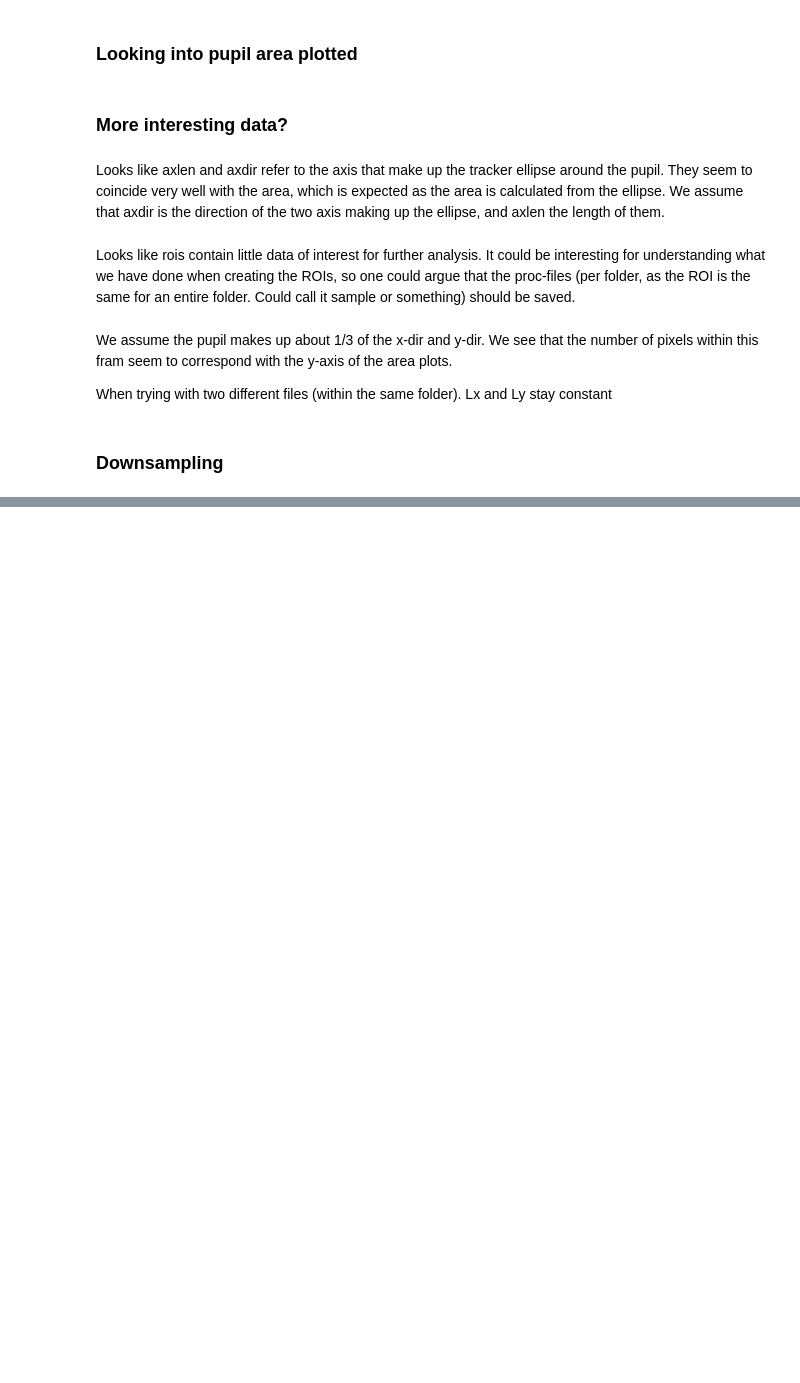
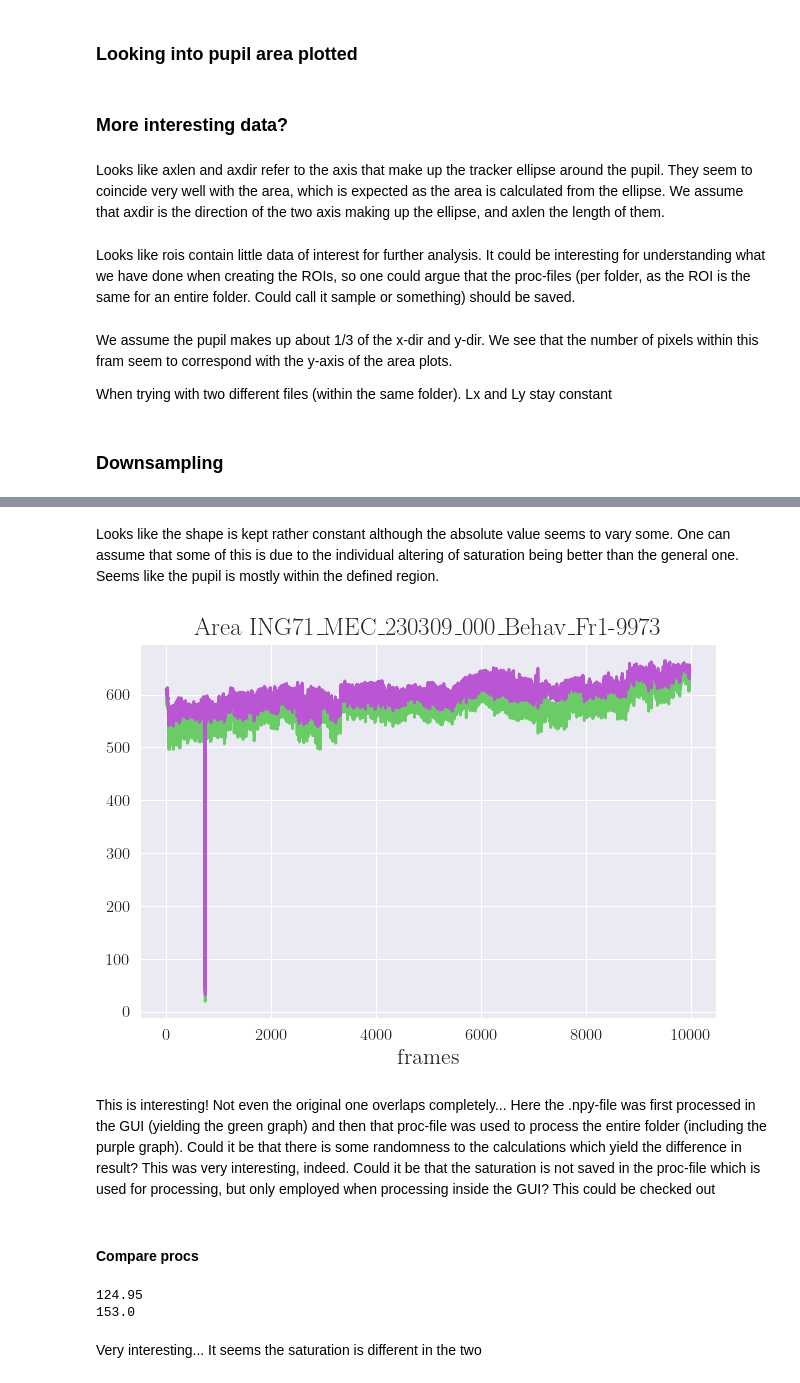
Before and after one commit to EirikSP/MouseProjectGH, a Jupyter notebook: analyse/annalyse.ipynb, the cells around one changed output, grey strips where cells are left out. Cells and saved outputs as stored; diff of their text form; code cells hidden in the pictures; blank space fills up the shorter version.

Commit message:
Compared ROIs in 230317 + som debugging regarding 230309

```diff
--- a/analyse/annalyse.ipynb
+++ b/analyse/annalyse.ipynb
@@ -148,0 +191,24 @@ plt.show()
+# %% [markdown]
+Looks like the shape is kept rather constant although the absolute value seems to vary some. One can assume that some of this is due to the individual altering of saturation being better than the general one. Seems like the pupil is mostly within the defined region.
+# %%
+
+# Checkin the original one (should overlap completely):
+proc_000_ind = np.load('/Volumes/T7/ING71_MEC_230309/AVI/ING71_MEC_230309_000_Behav_Fr1-9973_proc.npy', allow_pickle=True).item()
+proc_000_gen = procs_general['ING71_MEC_230309_000_Behav_Fr1-9973_proc']
+
+plot_area(proc_000_gen, show=False)
+plot_area(proc_000_ind)
+# %% [output]
+[figure, added]
+# %% [markdown]
+This is interesting! Not even the original one overlaps completely... Here the .npy-file was first processed in the GUI (yielding the green graph) and then that proc-file was used to process the entire folder (including the purple graph). Could it be that there is some randomness to the calculations which yield the difference in result? This was very interesting, indeed. Could it be that the saturation is not saved in the proc-file which is used for processing, but only employed when processing inside the GUI? This could be checked out
+# %% [markdown]
+#### Compare procs
+# %%
+print(proc_000_gen['rois'][0]['saturation'])
+print(proc_000_ind['rois'][0]['saturation'])
+# %% [output]
+124.95
+153.0
+# %% [markdown]
+Very interesting... It seems the saturation is different in the two
```
Also changed, not shown: parts of 23 cells of this notebook, 1 other file.
